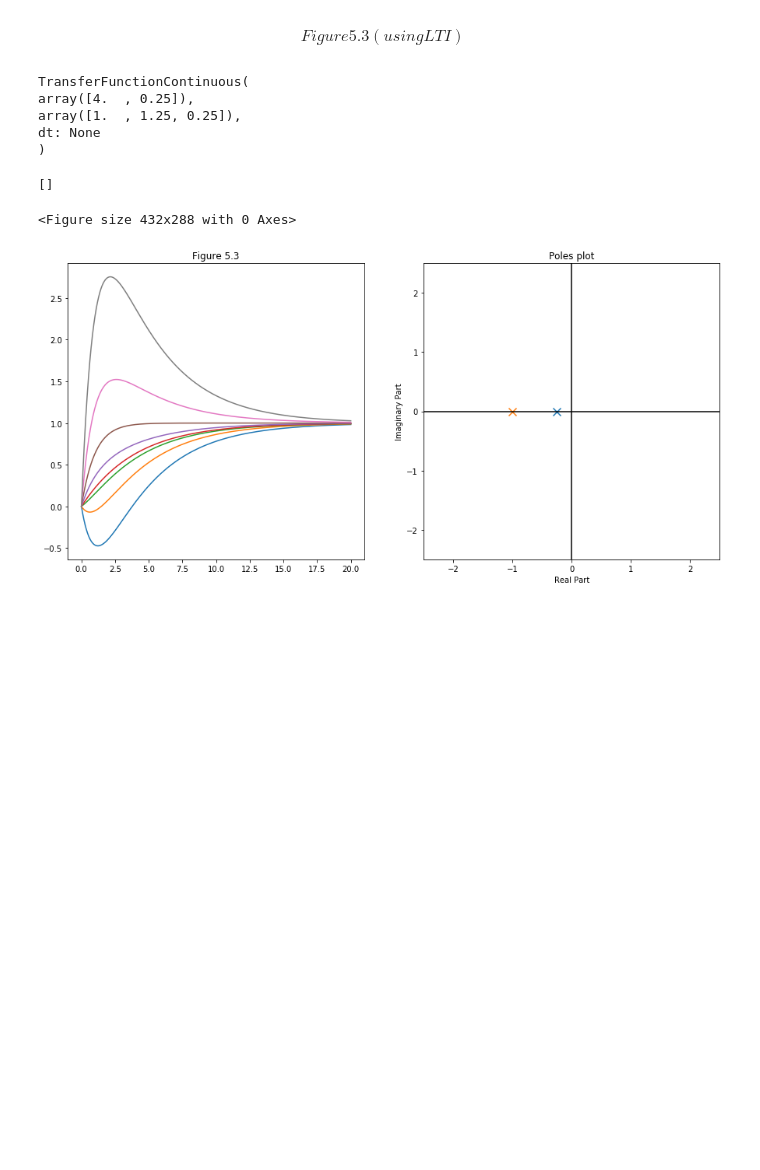
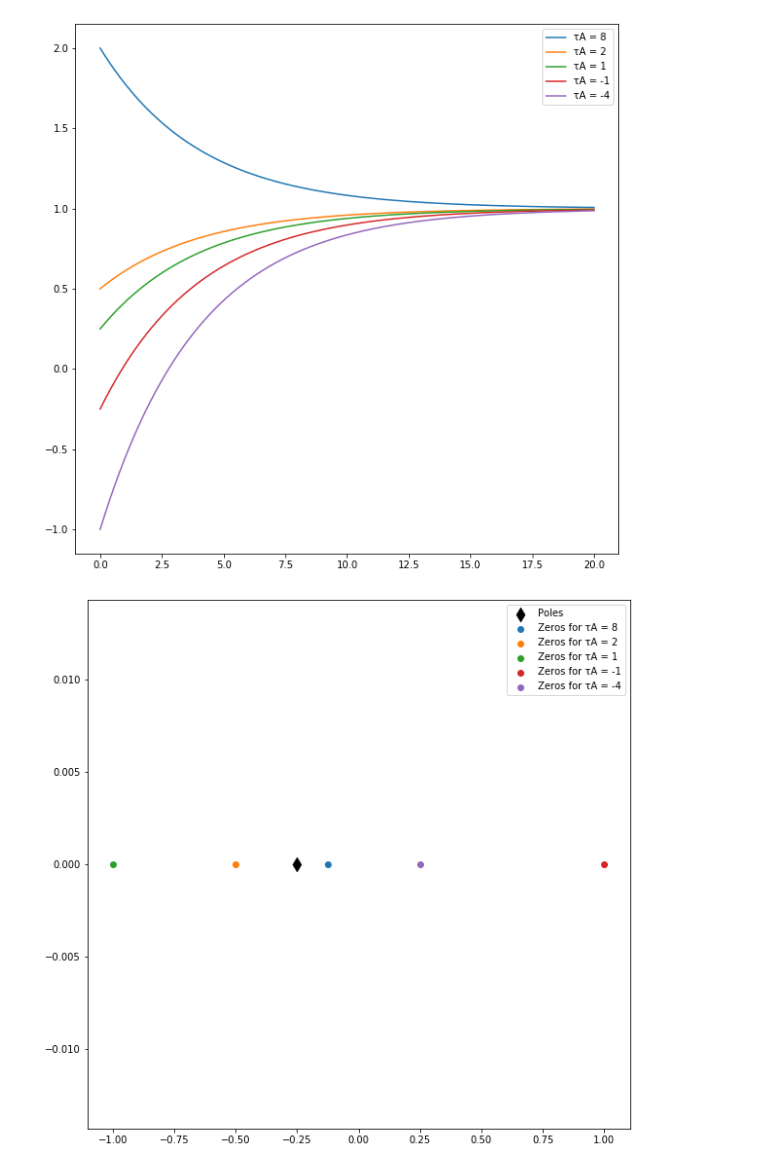
Before and after one commit to Broch76/CPN321, a Jupyter notebook: Tutorials 2019/Numerator Dynamics.ipynb, the cells around one changed output. Saved outputs shown, nothing was run; the diff lists cells and outputs as text; code cells hidden in the pictures; blank space fills up the shorter version.

```diff
--- a/Tutorials 2019/Numerator Dynamics.ipynb
+++ b/Tutorials 2019/Numerator Dynamics.ipynb
@@ -17 +8,5 @@ M = 1 #arbitrary
+# %%
+def plotstep(G, name = ""):
+    _, ys_step = G.step(T=ts)
+    plt.plot(ts, ys_step, label = name);
 # %%
@@ -153,4 +13,0 @@ for a in τa:
-# %%
-def plotstep(G):
-    _, ys_step = G.step(T=ts)
-    plt.plot(ts, ys_step);
@@ -177,2 +13,0 @@ plt.plot()
-# %% [markdown]
-$$Figure 5.3 (using LTI)$$
@@ -188,29 +14,32 @@ for a in τa1:
-# %%
-G1[7]
-# %% [output]
-TransferFunctionContinuous(
-array([4.  , 0.25]),
-array([1.  , 1.25, 0.25]),
-dt: None
-)
-# %%
-plt.figure(4)
-plt.figure(figsize=(15,7))
-plt.subplot(1,2,1)
-plt.title('Figure 5.3')
-for i in G1:
-    plotstep(i)
-plt.subplot(1,2,2)
-plt.title('Poles plot')
-plt.scatter(-1/τ2, 0, marker='x', s=100,label='-1/τ1')
-plt.scatter(-1/τ3, 0, marker='x', s=100,label='-1/τ2')
-plt.axhline(0, color='black')
-plt.axvline(0, color='black')
-plt.axis([-2.5, 2.5, -2.5, 2.5])
-plt.ylabel('Imaginary Part')
-plt.xlabel('Real Part')
-plt.plot()
-# %% [output]
-[]
-<Figure size 432x288 with 0 Axes>
-[figure, removed]
+# %%
+tau_a_span = [8 , 2, 1, -1, -4]
+tau = 4
+
+plt.figure(1,figsize=(10,10))
+plt.figure(2,figsize=(10,10))
+
+tau_a = tau_a_span[0]
+
+num = ( tau_a, 1)
+den = ( tau, 1)
+func = scipy.signal.lti(num, den)
+
+plt.figure(2)
+poles = func.poles
+plt.scatter( poles.real, poles.imag, marker = "d", color = "black", label = "Poles", s =100)
+
+for tau_a in tau_a_span:
+    plt.figure(1)
+    num = ( tau_a, 1)
+    den = ( tau, 1)
+    func = scipy.signal.lti(num, den)
+    plotstep(func, "τA = " + str(tau_a))
+    plt.legend(loc = "best")
+
+    plt.figure(2)
+    zeroes = func.zeros
+    plt.scatter( zeroes.real, zeroes.imag, label = "Zeros for τA = " + str(tau_a))
+    plt.legend( loc = "best")
+# %% [output]
+[figure, added]
+[figure, added]
```
Also changed, not shown: parts of 32 cells of this notebook, 6 other files.
